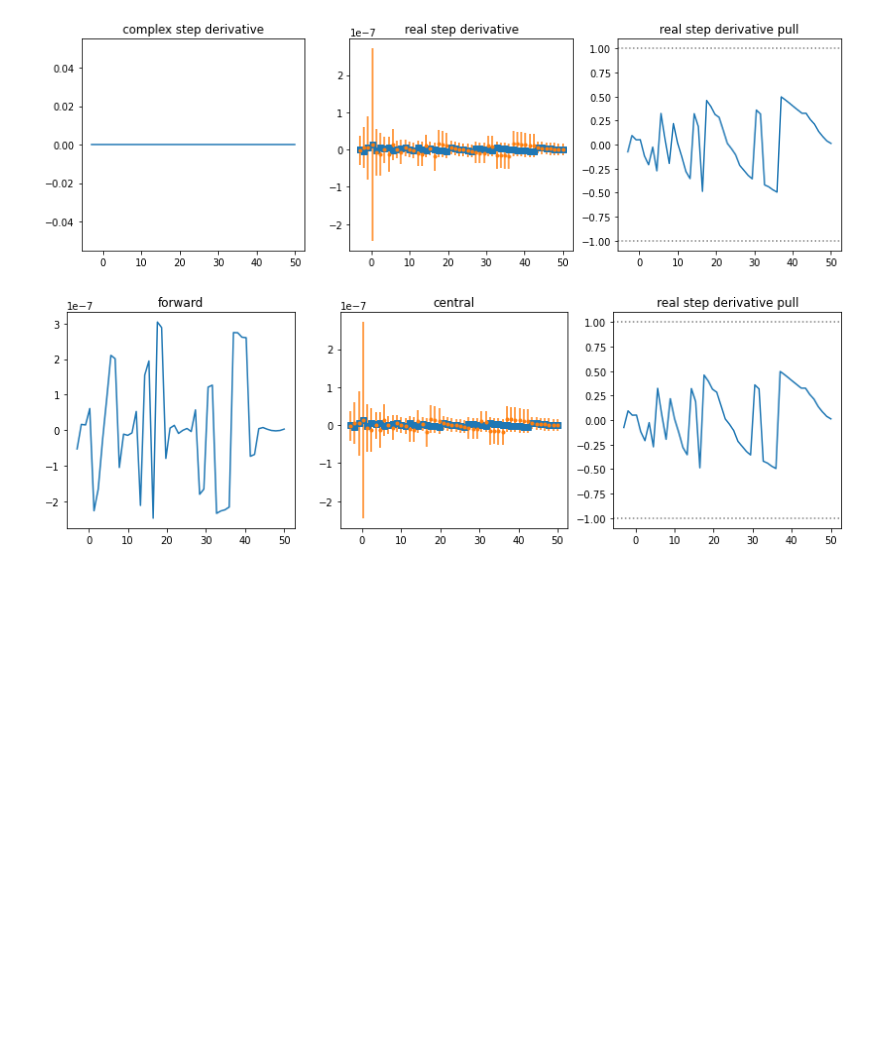
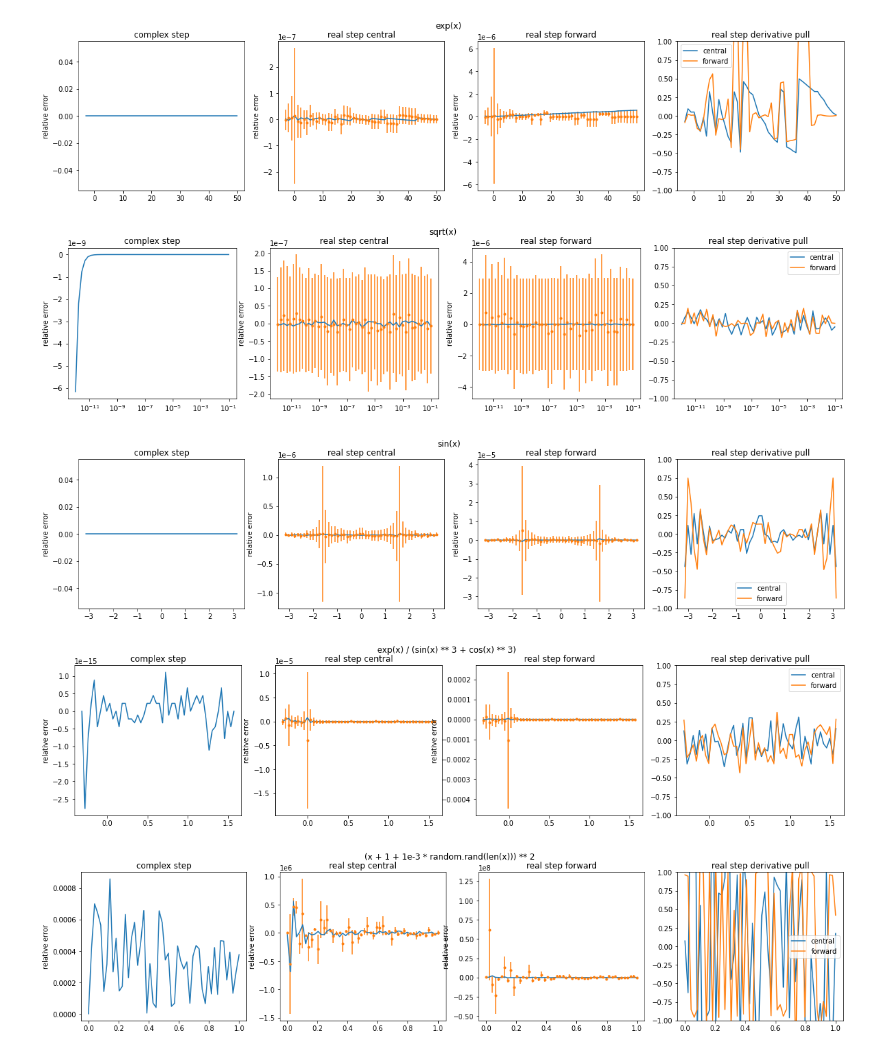
Before and after one commit to HDembinski/jacobi, a Jupyter notebook: notebook/demo.ipynb, the cells around one changed output. Drawn from its saved outputs; the diff is of its cells as text; code cells hidden in the pictures; blank space fills up the shorter version.

Commit message:
real jacobi support for complex_step

```diff
--- a/notebook/demo.ipynb
+++ b/notebook/demo.ipynb
@@ -4,42 +4,46 @@ from jacobi.real_step import jacobi as rjac, forward, central
 import numpy as np
 from matplotlib import pyplot as plt
 # %%
-x = np.linspace(-3, 50)
-f = np.exp
-y = f(x)
-dy0 = y
-dy1 = cjac(f, x)
-dy2 = rjac(f, x)
-dy3, dy3e = rjac(f, x, True)
-fig, ax = plt.subplots(1, 3, figsize=(14, 4), sharex=True)
-ax[0].set_title("complex step derivative")
-ax[0].plot(x, dy1/ dy0 - 1, zorder=1)
-ax[1].set_title("real step derivative")
-ax[1].plot(x, dy2/ dy0 - 1, "s", zorder=2)
-ax[1].errorbar(x, dy3/ dy0 - 1, dy3e / dy0, fmt=".", zorder=2)
-ax[2].set_title("real step derivative pull")
-ax[2].plot(x, (dy3 - dy0) / dy3e, 1)
-for y in (-1,1):
-    ax[2].axhline(y, ls=":", color="0.5")
+for x, fs, df in (
+    (np.linspace(-3, 50), "exp(x)", np.exp),
+    (np.geomspace(1e-12, 0.1), "sqrt(x)", lambda x: 0.5 / np.sqrt(x)),
+    (np.linspace(-1, 1) * np.pi, "sin(x)", np.cos),
+    (np.linspace(-0.1, 0.5) * np.pi, "exp(x) / (sin(x) ** 3 + cos(x) ** 3)",
+     lambda x: 0.5 * np.exp(x) * (3 * np.sin(x) + np.sin(3 * x) + 2 * np.cos(3 * x)) / (np.sin(x) ** 3 + np.cos(x) ** 3) ** 2),
+    (np.linspace(0, 1), "(x + 1 + 1e-3 * random.rand(len(x))) ** 2", lambda x: 2 * (x + 1))
+):
+    f = eval("lambda x:" + fs, np.__dict__)
+    y = f(x)
+    dy0 = df(x)
+    dy1 = cjac(f, x)
+    dy2 = central(f, x, None, False)
+    dy3, dy3e = central(f, x, None, True)
+    dy4 = forward(f, x, None, False)
+    dy5, dy5e = forward(f, x, None, True)
+
+    fig, ax = plt.subplots(1, 4, figsize=(20, 4), sharex=True)
+    fig.suptitle(fs)
+    if np.all(x > 0) and x[-1] / x[0] > 1e3:
+        plt.semilogx()
+    ax[0].set_title("complex step")
+    ax[0].plot(x, dy1/ dy0 - 1, zorder=1)
+    ax[0].set_ylabel("relative error")
+    ax[1].set_title("real step central")
+    ax[1].plot(x, dy2/ dy0 - 1, "-", zorder=2)
+    ax[1].errorbar(x, dy3/ dy0 - 1, dy3e / dy0, fmt=".", zorder=2)
+    ax[1].set_ylabel("relative error")
+    ax[2].set_title("real step forward")
+    ax[2].plot(x, dy4/ dy0 - 1, "-", zorder=2)
+    ax[2].errorbar(x, dy5/ dy0 - 1, dy5e / dy0, fmt=".", zorder=2)
+    ax[2].set_ylabel("relative error")
+    ax[3].set_title("real step derivative pull")
+    ax[3].plot(x, (dy3 - dy0) / dy3e, label="central")
+    ax[3].plot(x, (dy5 - dy0) / dy5e, label="forward")
+    ax[3].legend()
+    ax[3].set_ylim(-1, 1)
 # %% [output]
-[figure, old version]
+[figure, new version]
+[figure, added]
+[figure, added]
+[figure, added]
+[figure, added]
-# %%
-x = np.linspace(-3, 50)
-f = np.exp
-y = f(x)
-dy0 = y
-dy1,_ = forward(f, x, None, True)
-dy2 = central(f, x, None, False)
-dy3, dy3e = central(f, x, None, True)
-fig, ax = plt.subplots(1, 3, figsize=(14, 4), sharex=True)
-ax[0].set_title("forward")
-ax[0].plot(x, dy1/ dy0 - 1, zorder=1)
-ax[1].set_title("central")
-ax[1].plot(x, dy2/ dy0 - 1, "s", zorder=2)
-ax[1].errorbar(x, dy3/ dy0 - 1, dy3e / dy0, fmt=".", zorder=2)
-ax[2].set_title("real step derivative pull")
-ax[2].plot(x, (dy3 - dy0) / dy3e, 1)
-for y in (-1,1):
-    ax[2].axhline(y, ls=":", color="0.5")
-# %% [output]
-[figure, removed]
```
Also changed, not shown: parts of 4 cells of this notebook, 1 other file.
